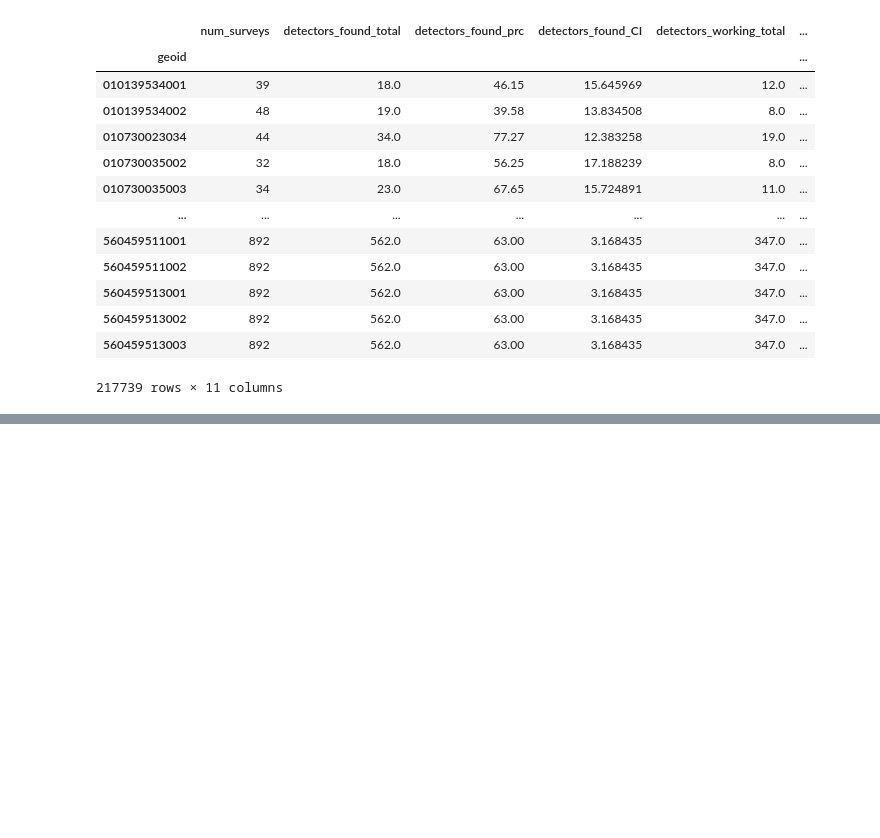
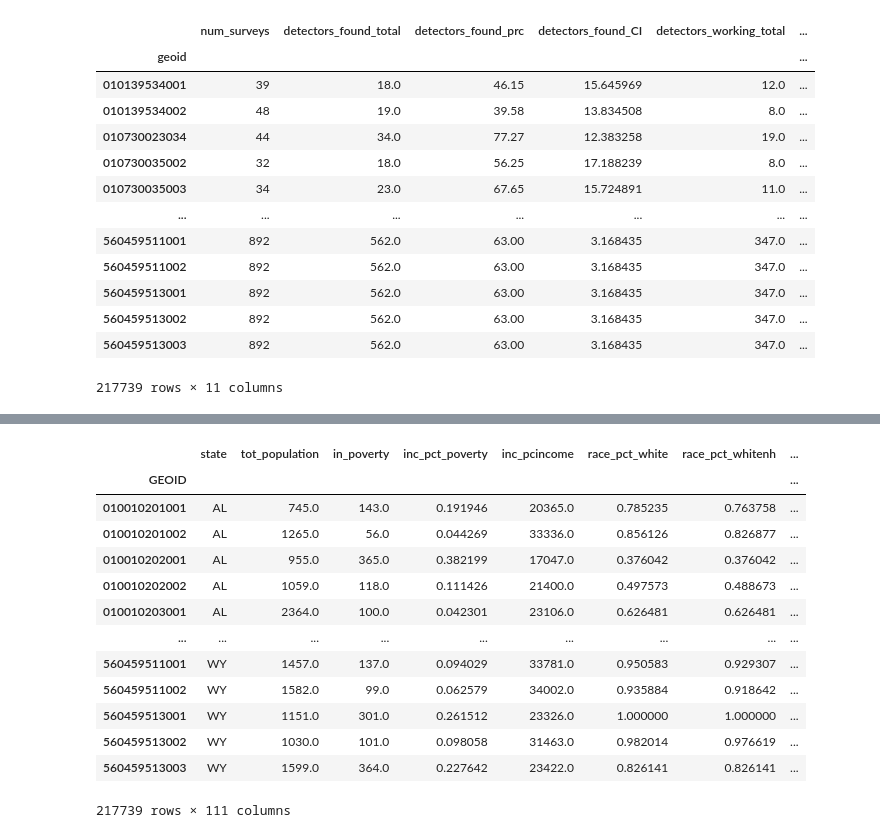
Before and after one commit to DataKind-DC/rcp2, a Jupyter notebook: testScript.ipynb, the cells around one changed output, grey strips where cells are left out. Drawn from its saved outputs; the diff is of its cells as text; code cells hidden in the pictures; blank space fills up the shorter version.

Commit message:
Adjusted combined output csv
Adjusted combined output csv to match desired file structure

```diff
--- a/testScript.ipynb
+++ b/testScript.ipynb
@@ -255,0 +441,33 @@ out.to_csv(utils.DATA['model-outputs'] / out_name)
+# %%
+ACS_toCombine = ACS.data
+#check this makes sense
+ACS_toCombine['inc_hhmedian'] = ACS_toCombine['inc_pcincome']*ACS_toCombine['tot_population']/ACS_toCombine['house_tot_occ_cnt']
+ACS_toCombine['inc_hhmedian'] = ACS_toCombine['inc_hhmedian'].round()
+ACS_toCombine['race_pct_whiteh'] = ACS_toCombine['race_pct_white']-ACS_toCombine['race_pct_whitenh']
+ACS_toCombine['race_pct_nwhitenh'] = 1-ACS_toCombine['race_pct_hisp']-ACS_toCombine['race_pct_whitenh']
+
+ACS_keep = ACS_toCombine[['state',
+    'did_not_work_past_12_mo_sum', 'house_pct_live_alone', 'pct_alt_heat', 'house_yr_pct_before_1960',
+    'inc_pct_poverty', 'race_pct_black_or_amind', 'tot_population', 'house_tot_occ_cnt', 'inc_pcincome',
+    'inc_hhmedian', 'race_pct_white', 'race_pct_whitenh','race_pct_whiteh', 'race_pct_nwhitenh',
+    'race_pct_hisp',  'race_pct_black', 'race_pct_amind',  'race_pct_asian', 'race_pct_napi', 'race_pct_other',
+    'age_pct_under25', 'age_pct_over65',  'disability_pct', 'snap_past_12_mo', 'single_unit_home',
+    'multi_unit_home', 'mobile_home', 'boat_van_rv_home', 'spanish_speaking'
+    ]]
+
+ACS_toCombine
+# %% [output]
+|  | state | tot_population | in_poverty | inc_pct_poverty | inc_pcincome | race_pct_white | race_pct_whitenh | ... |
+| GEOID |  |  |  |  |  |  |  | ... |
+| 010010201001 | AL | 745.0 | 143.0 | 0.191946 | 20365.0 | 0.785235 | 0.763758 | ... |
+| 010010201002 | AL | 1265.0 | 56.0 | 0.044269 | 33336.0 | 0.856126 | 0.826877 | ... |
+| 010010202001 | AL | 955.0 | 365.0 | 0.382199 | 17047.0 | 0.376042 | 0.376042 | ... |
+| 010010202002 | AL | 1059.0 | 118.0 | 0.111426 | 21400.0 | 0.497573 | 0.488673 | ... |
+| 010010203001 | AL | 2364.0 | 100.0 | 0.042301 | 23106.0 | 0.626481 | 0.626481 | ... |
+| ... | ... | ... | ... | ... | ... | ... | ... | ... |
+| 560459511001 | WY | 1457.0 | 137.0 | 0.094029 | 33781.0 | 0.950583 | 0.929307 | ... |
+| 560459511002 | WY | 1582.0 | 99.0 | 0.062579 | 34002.0 | 0.935884 | 0.918642 | ... |
+| 560459513001 | WY | 1151.0 | 301.0 | 0.261512 | 23326.0 | 1.000000 | 1.000000 | ... |
+| 560459513002 | WY | 1030.0 | 101.0 | 0.098058 | 31463.0 | 0.982014 | 0.976619 | ... |
+| 560459513003 | WY | 1599.0 | 364.0 | 0.227642 | 23422.0 | 0.826141 | 0.826141 | ... |
+217739 rows × 111 columns
```
Also changed, not shown: parts of 20 cells of this notebook, 3 other files.
